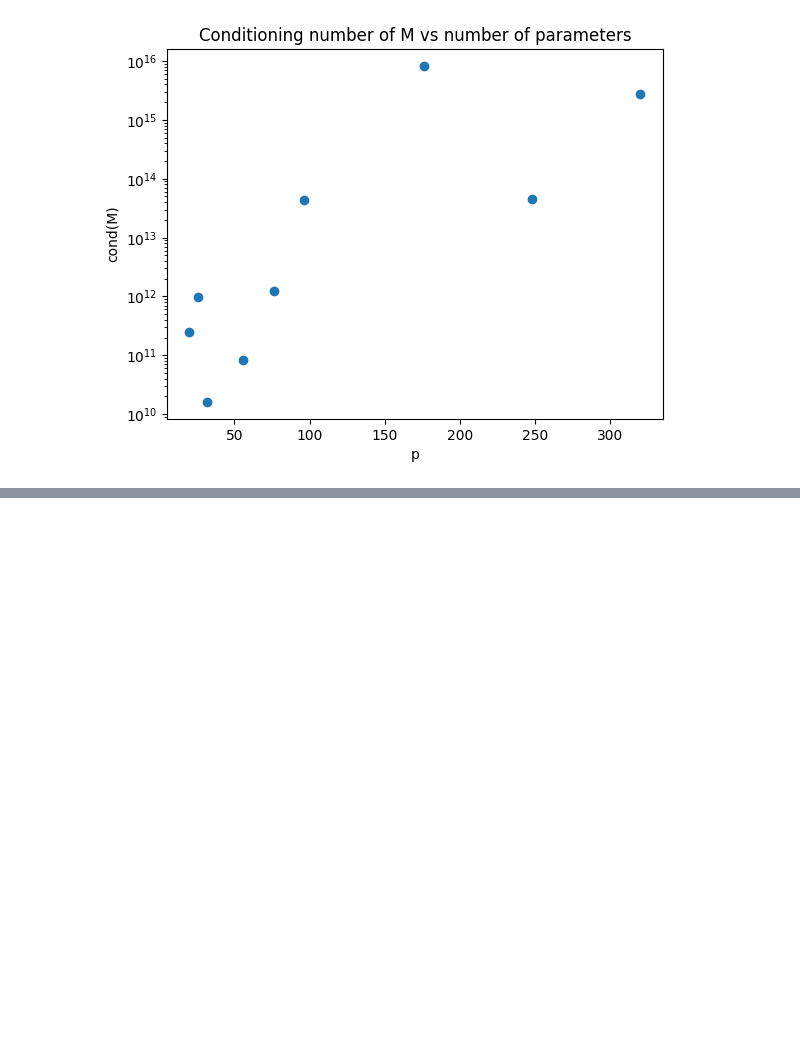
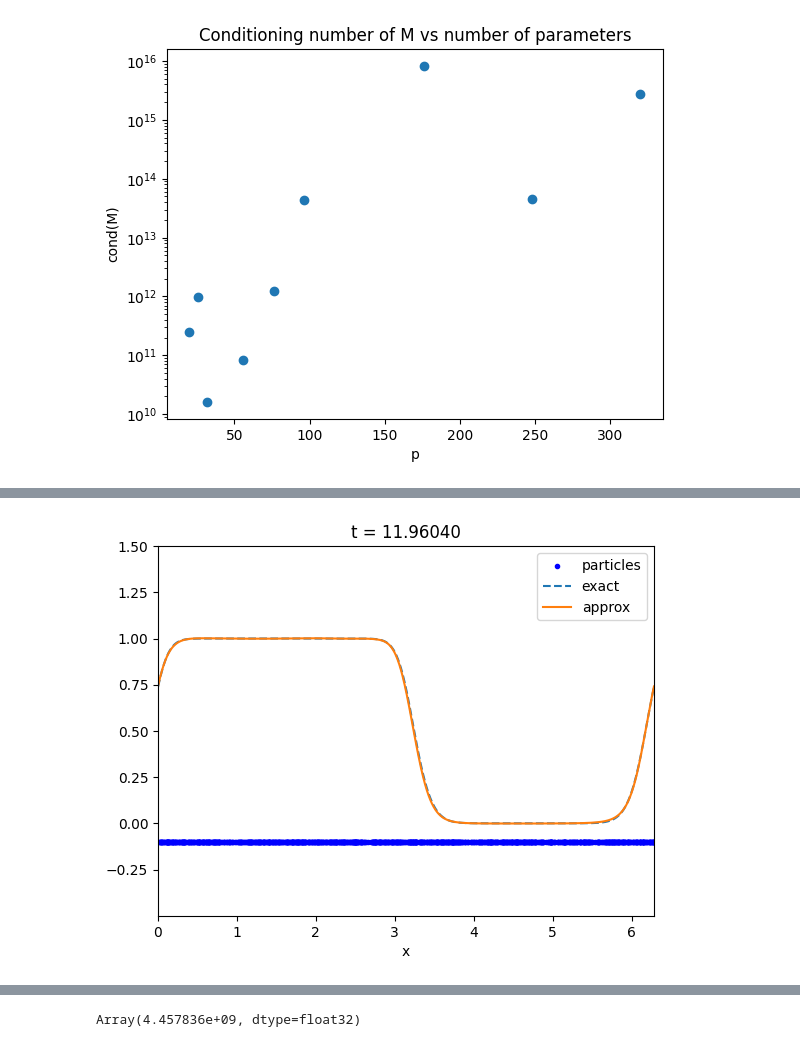
Before and after one commit to FraBet29/Neural_Galerkin, a Jupyter notebook: Allen-Cahn_conditioning.ipynb, the cells around one changed output, grey strips where cells are left out. Saved outputs shown, nothing was run; the diff lists cells and outputs as text; code cells hidden in the pictures; blank space fills up the shorter version.

```diff
--- a/Allen-Cahn_conditioning.ipynb
+++ b/Allen-Cahn_conditioning.ipynb
@@ -447,0 +594,13 @@ plt.show()
+# %%
+solution, timesteps, diagnostic = neural_galerkin(theta=theta, # initial parameters
+                                                  net=net, # neural network
+                                                  problem_data=problem_data, # problem data
+                                                  n=1000, # sample points
+                                                  rhs=rhs_ac, # problem RHS
+                                                  x_init=None,
+                                                  sampler='uniform',
+                                                  scheme='rk45',
+                                                  diagnostic_on=True # save conditioning number and singular values of the mass matrix
+                                                 )
+# %% [output]
+[figure, added]
@@ -447,0 +608,4 @@ plt.show()
+# %%
+diagnostic.averaged()[0]
+# %% [output]
+Array(4.457836e+09, dtype=float32)
```
Also changed, not shown: parts of 8 cells of this notebook, 11 other files.
